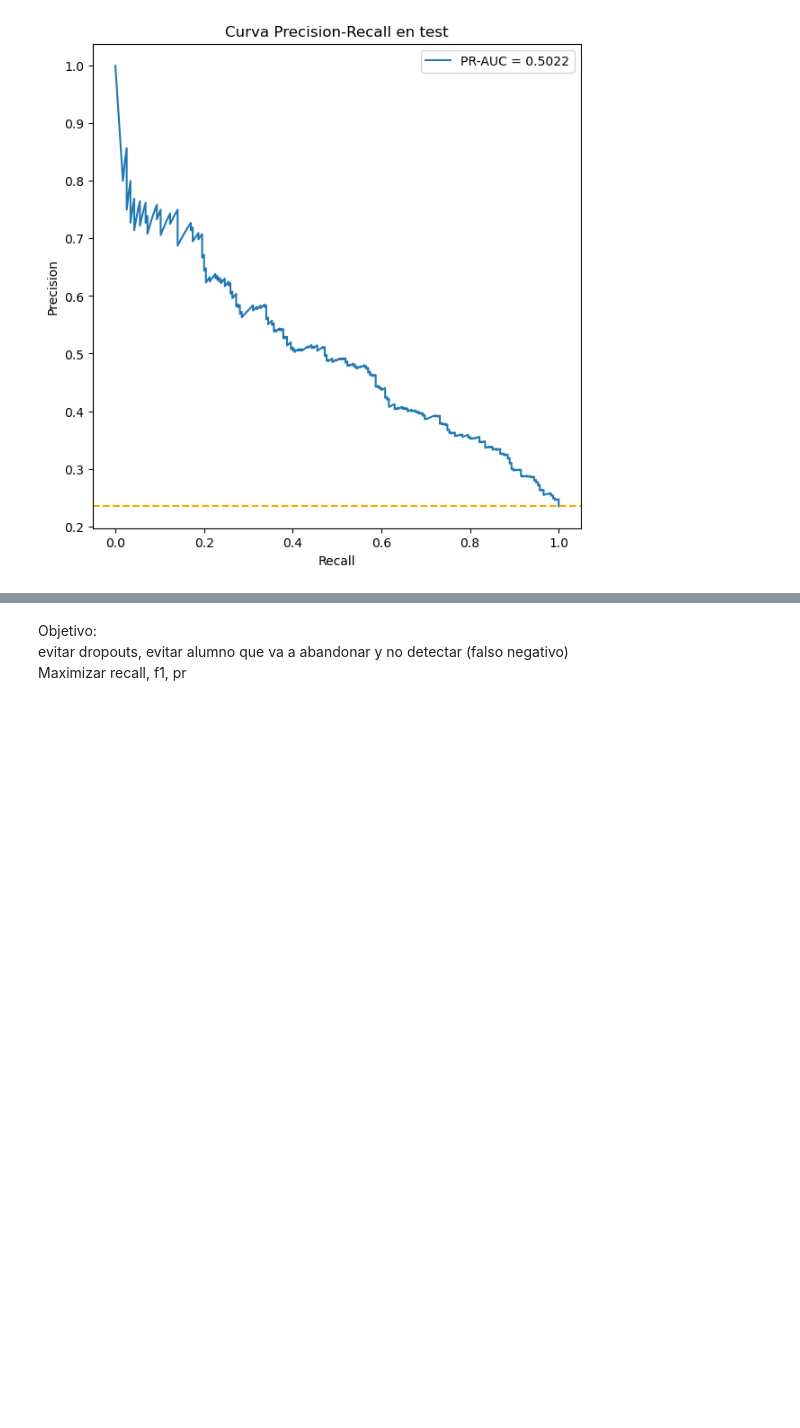
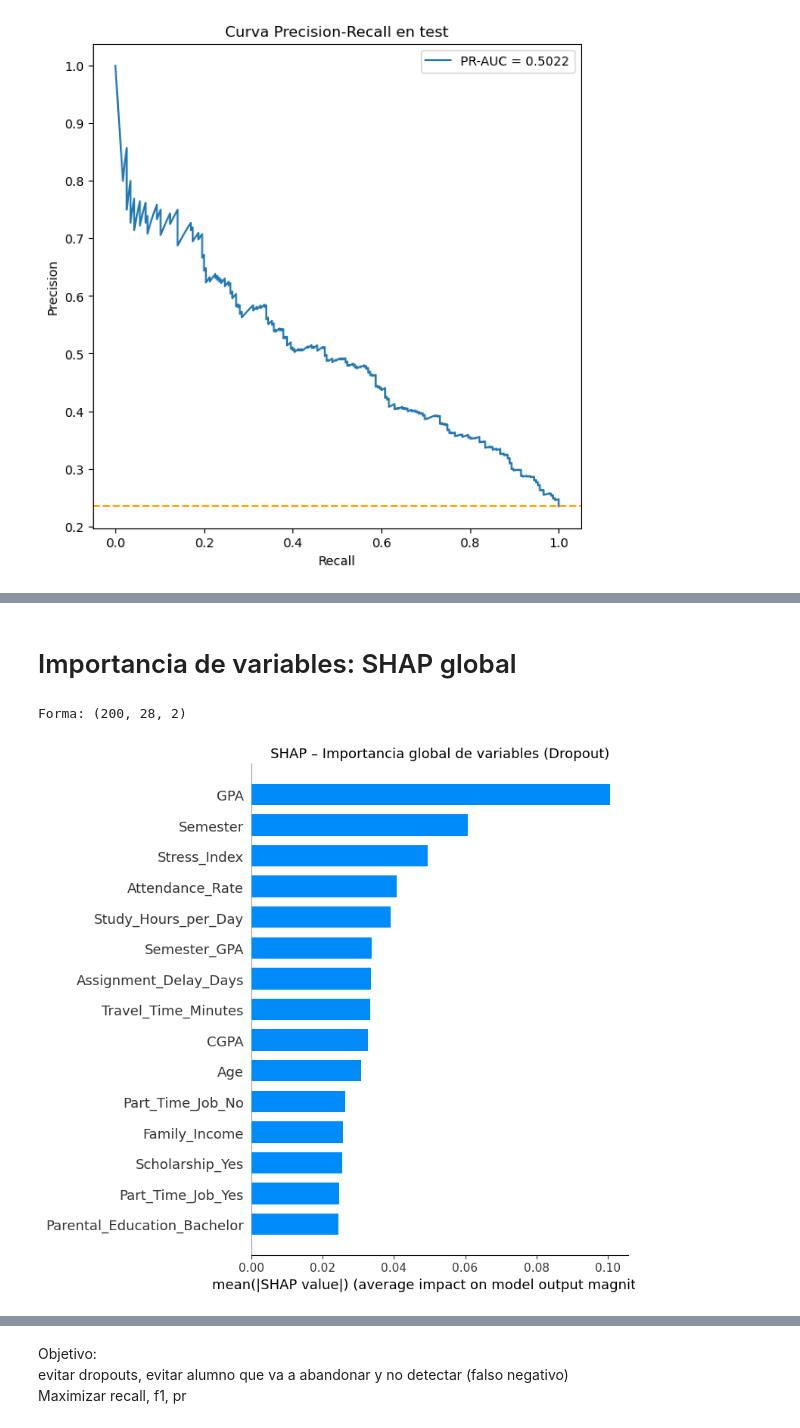
Before and after one commit to MakiBuu/Dropout-Prediction-Data-Mining, a Jupyter notebook: drop_prediction.ipynb, the cells around one changed output, grey strips where cells are left out. Drawn from its saved outputs; the diff is of its cells as text; code cells hidden in the pictures; blank space fills up the shorter version.

```diff
--- a/drop_prediction.ipynb
+++ b/drop_prediction.ipynb
@@ -1317,0 +1327,13 @@ plt.show()
+# %%
+preprocessor_fit = best_model.named_steps['preprocessor']
+ohe = preprocessor_fit.named_transformers_['cat'].named_steps['encoder']
+categorical_features = ohe.get_feature_names_out(cat_cols)
+
+all_features = num_cols + list(categorical_features)
+
+X_train_proc_df = pd.DataFrame(preprocessor_fit.transform(X_train), columns=all_features)
+X_val_proc_df   = pd.DataFrame(preprocessor_fit.transform(X_val),   columns=all_features)
+
+knn_fitted = best_model.named_steps['knn']
+print('Variables numéricas:', num_cols)
+print('\nPrimeras variables categóricas:', categorical_features[:6])
@@ -1317,0 +1418,26 @@ plt.show()
+# %% [markdown]
+# Importancia de variables: SHAP global
+# %%
+n_shap_global = 200
+idx_muestra = np.random.RandomState(42).choice(len(X_val_proc_df), n_shap_global, replace=False)
+X_val_muestra = X_val_proc_df.iloc[idx_muestra]
+y_val_muestra = y_val.iloc[idx_muestra]
+
+shap_values_global = kernel_explainer.shap_values(X_val_muestra, nsamples=100)
+
+print('Forma:', np.array(shap_values_global).shape)
+# %% [output]
+Forma: (200, 28, 2)
+# %%
+shap.summary_plot(
+    shap_values_global[:,:,1],   # clase 1 = Dropout
+    X_val_muestra,
+    plot_type='bar',
+    max_display=15,
+    show=False
+)
+plt.title('SHAP – Importancia global de variables (Dropout)', fontsize=13)
+plt.tight_layout()
+plt.show()
+# %% [output]
+[figure, added]
```
Also changed, not shown: parts of 14 cells of this notebook.
